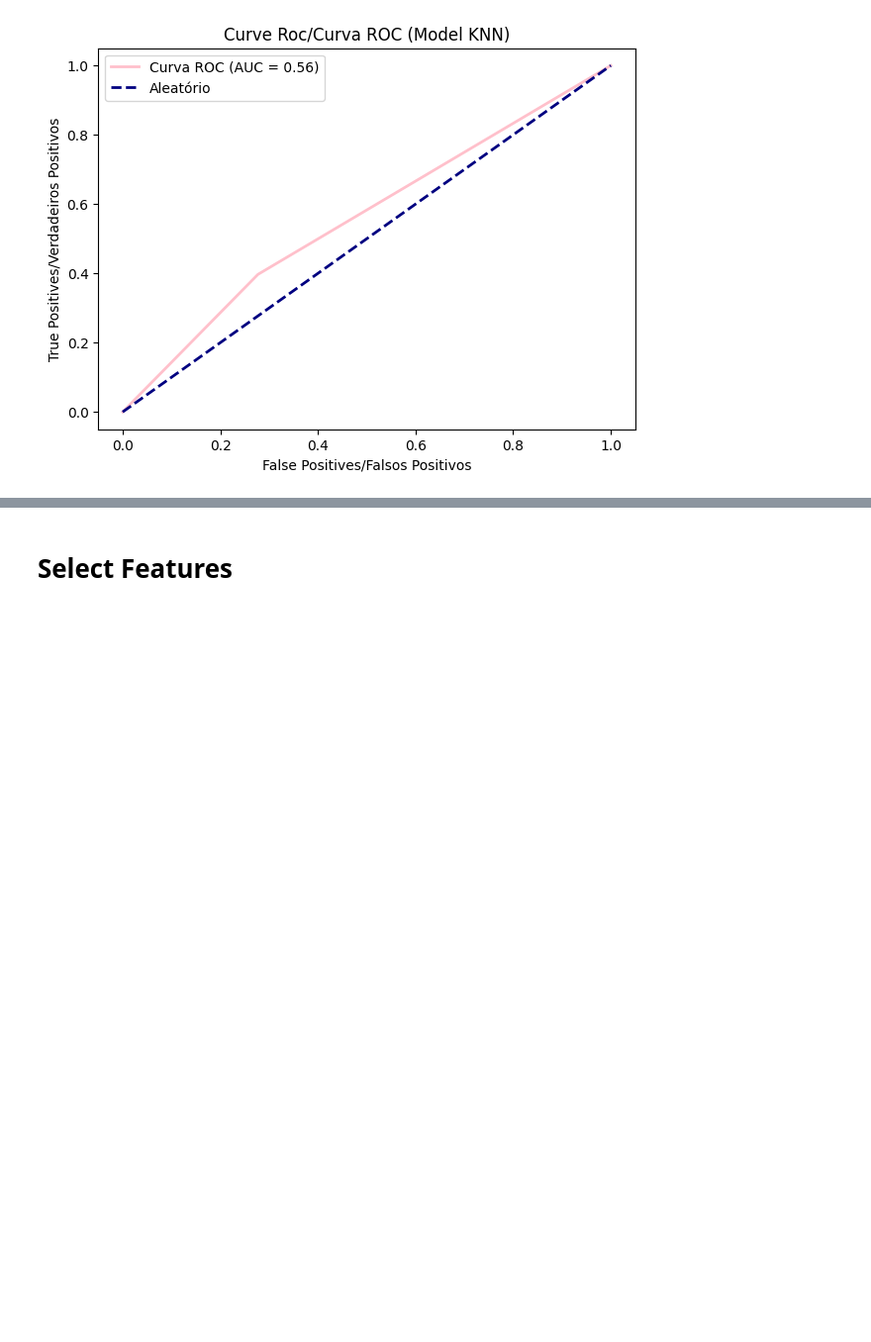
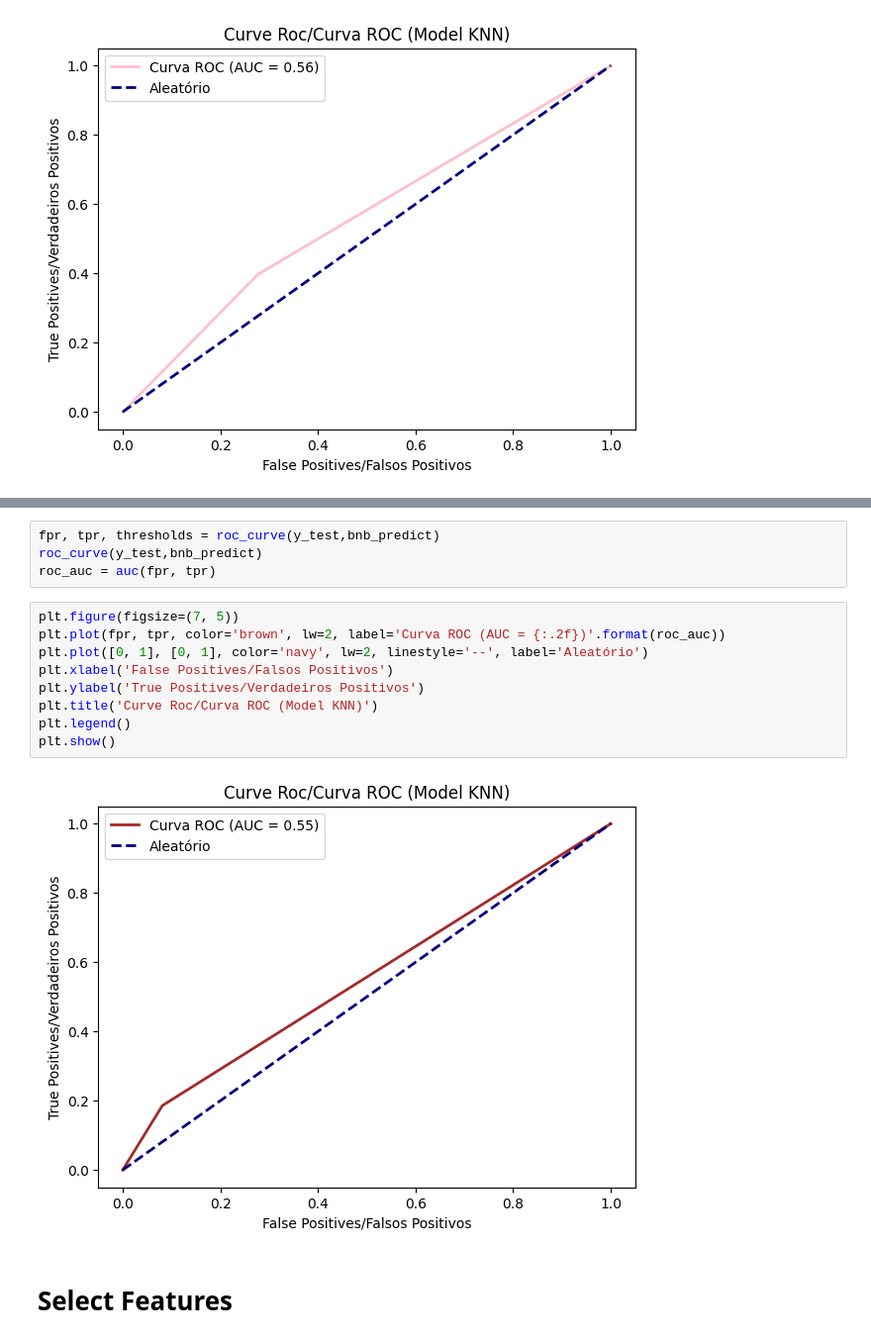
Before and after one commit to Muniz97/Yellow-fever-Febre-Amarela, a Jupyter notebook: 4 - Model/Yellow_Fever_Model.ipynb, the cells around one changed output, grey strips where cells are left out. Shown at 99% size. Saved outputs shown, nothing was run; the diff lists cells and outputs as text; blank space fills up the shorter version.

```diff
--- a/4 - Model/Yellow_Fever_Model.ipynb
+++ b/4 - Model/Yellow_Fever_Model.ipynb
@@ -213,3 +244,18 @@ plt.show()
+# %%
+fpr, tpr, thresholds = roc_curve(y_test,bnb_predict)
+roc_curve(y_test,bnb_predict)
+roc_auc = auc(fpr, tpr)
+# %%
+plt.figure(figsize=(7, 5))
+plt.plot(fpr, tpr, color='brown', lw=2, label='Curva ROC (AUC = {:.2f})'.format(roc_auc))
+plt.plot([0, 1], [0, 1], color='navy', lw=2, linestyle='--', label='Aleatório')
+plt.xlabel('False Positives/Falsos Positivos')
+plt.ylabel('True Positives/Verdadeiros Positivos')
+plt.title('Curve Roc/Curva ROC (Model KNN)')
+plt.legend()
+plt.show()
+# %% [output]
+[figure, added]
 # %% [markdown]
 # Select Features
 # %%
```
Also changed, not shown: parts of 8 cells of this notebook.
